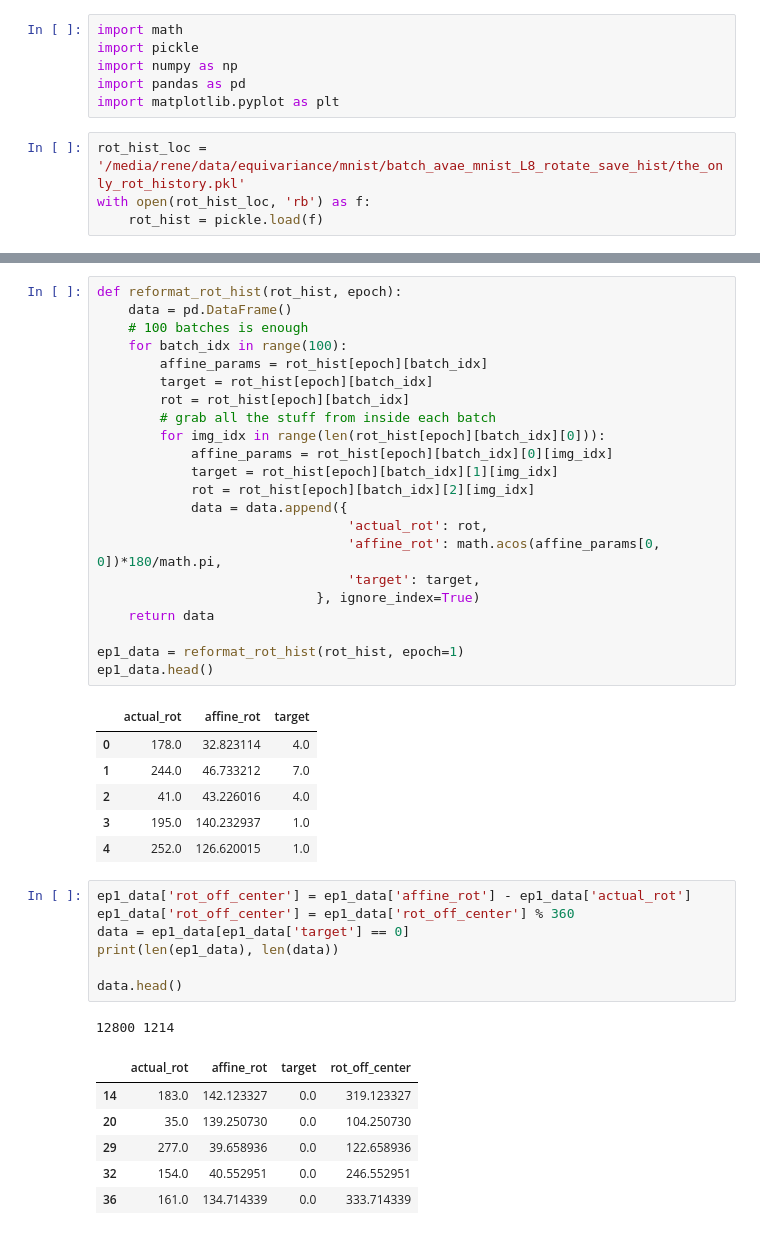
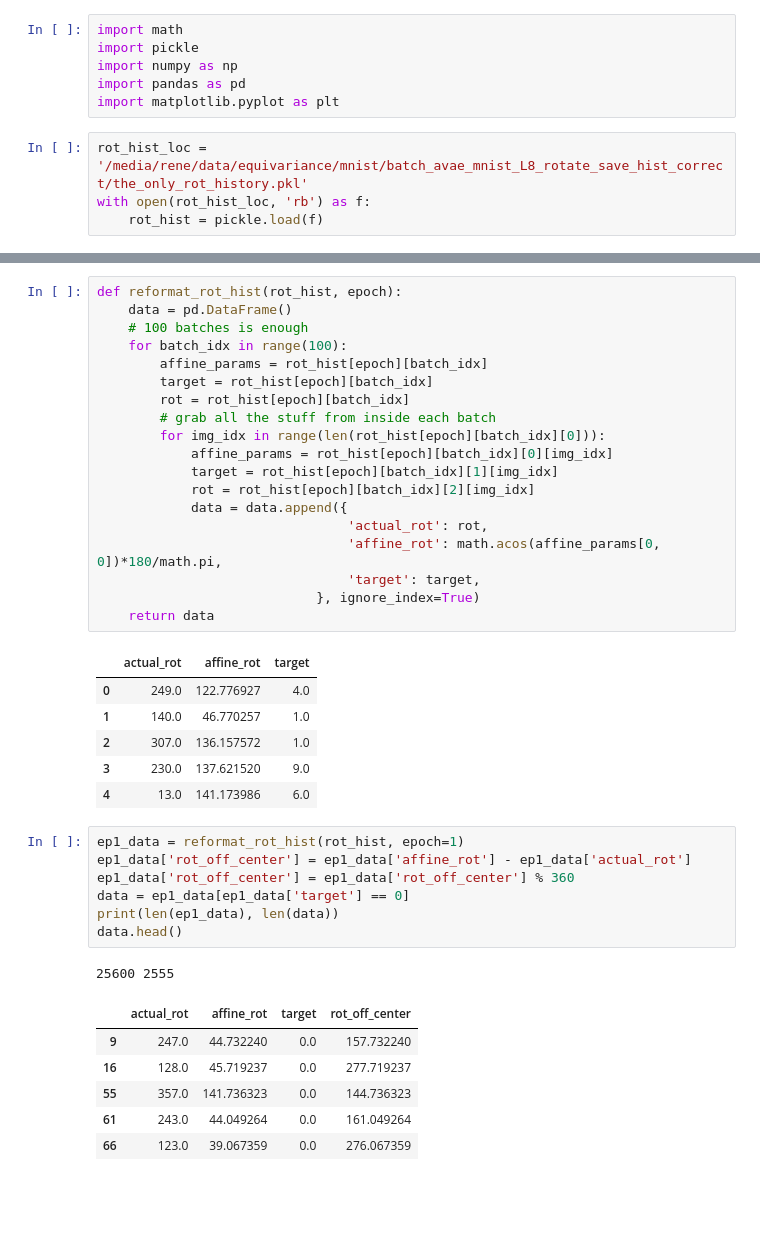
Before and after one commit to renebidart/affine-variational-autoencoder, a Jupyter notebook: notebooks/check_rotation.ipynb, the cells around one changed output, grey strips where cells are left out. Cells and saved outputs as stored; diff of their text form; blank space fills up the shorter version.

```diff
--- a/notebooks/check_rotation.ipynb
+++ b/notebooks/check_rotation.ipynb
@@ -5,6 +10,6 @@ import numpy as np
 import pandas as pd
 import matplotlib.pyplot as plt
 # %%
-rot_hist_loc = '/media/rene/data/equivariance/mnist/batch_avae_mnist_L8_rotate_save_hist/the_only_rot_history.pkl'
+rot_hist_loc = '/media/rene/data/equivariance/mnist/batch_avae_mnist_L8_rotate_save_hist_correct/the_only_rot_history.pkl'
 with open(rot_hist_loc, 'rb') as f:
     rot_hist = pickle.load(f)
@@ -38,44 +16,41 @@ print(rot_hist[1][0][2][0])
 # %%
 def reformat_rot_hist(rot_hist, epoch):
     data = pd.DataFrame()
     # 100 batches is enough
     for batch_idx in range(100):
         affine_params = rot_hist[epoch][batch_idx]
         target = rot_hist[epoch][batch_idx]
         rot = rot_hist[epoch][batch_idx]
         # grab all the stuff from inside each batch
         for img_idx in range(len(rot_hist[epoch][batch_idx][0])):
             affine_params = rot_hist[epoch][batch_idx][0][img_idx]
             target = rot_hist[epoch][batch_idx][1][img_idx]
             rot = rot_hist[epoch][batch_idx][2][img_idx]
             data = data.append({
                                 'actual_rot': rot,
                                 'affine_rot': math.acos(affine_params[0, 0])*180/math.pi,
                                 'target': target,
                             }, ignore_index=True)
     return data
-
-ep1_data = reformat_rot_hist(rot_hist, epoch=1)
-ep1_data.head()
 # %% [output]
 |  | actual_rot | affine_rot | target |
-| 0 | 178.0 | 32.823114 | 4.0 |
-| 1 | 244.0 | 46.733212 | 7.0 |
-| 2 | 41.0 | 43.226016 | 4.0 |
-| 3 | 195.0 | 140.232937 | 1.0 |
-| 4 | 252.0 | 126.620015 | 1.0 |
+| 0 | 249.0 | 122.776927 | 4.0 |
+| 1 | 140.0 | 46.770257 | 1.0 |
+| 2 | 307.0 | 136.157572 | 1.0 |
+| 3 | 230.0 | 137.621520 | 9.0 |
+| 4 | 13.0 | 141.173986 | 6.0 |
 # %%
+ep1_data = reformat_rot_hist(rot_hist, epoch=1)
 ep1_data['rot_off_center'] = ep1_data['affine_rot'] - ep1_data['actual_rot']
 ep1_data['rot_off_center'] = ep1_data['rot_off_center'] % 360
 data = ep1_data[ep1_data['target'] == 0]
 print(len(ep1_data), len(data))
-
 data.head()
 # %% [output]
-12800 1214
+25600 2555
 |  | actual_rot | affine_rot | target | rot_off_center |
-| 14 | 183.0 | 142.123327 | 0.0 | 319.123327 |
-| 20 | 35.0 | 139.250730 | 0.0 | 104.250730 |
-| 29 | 277.0 | 39.658936 | 0.0 | 122.658936 |
-| 32 | 154.0 | 40.552951 | 0.0 | 246.552951 |
-| 36 | 161.0 | 134.714339 | 0.0 | 333.714339 |
+| 9 | 247.0 | 44.732240 | 0.0 | 157.732240 |
+| 16 | 128.0 | 45.719237 | 0.0 | 277.719237 |
+| 55 | 357.0 | 141.736323 | 0.0 | 144.736323 |
+| 61 | 243.0 | 44.049264 | 0.0 | 161.049264 |
+| 66 | 123.0 | 39.067359 | 0.0 | 276.067359 |
```
Also changed, not shown: parts of 16 cells of this notebook, 18 other files.
